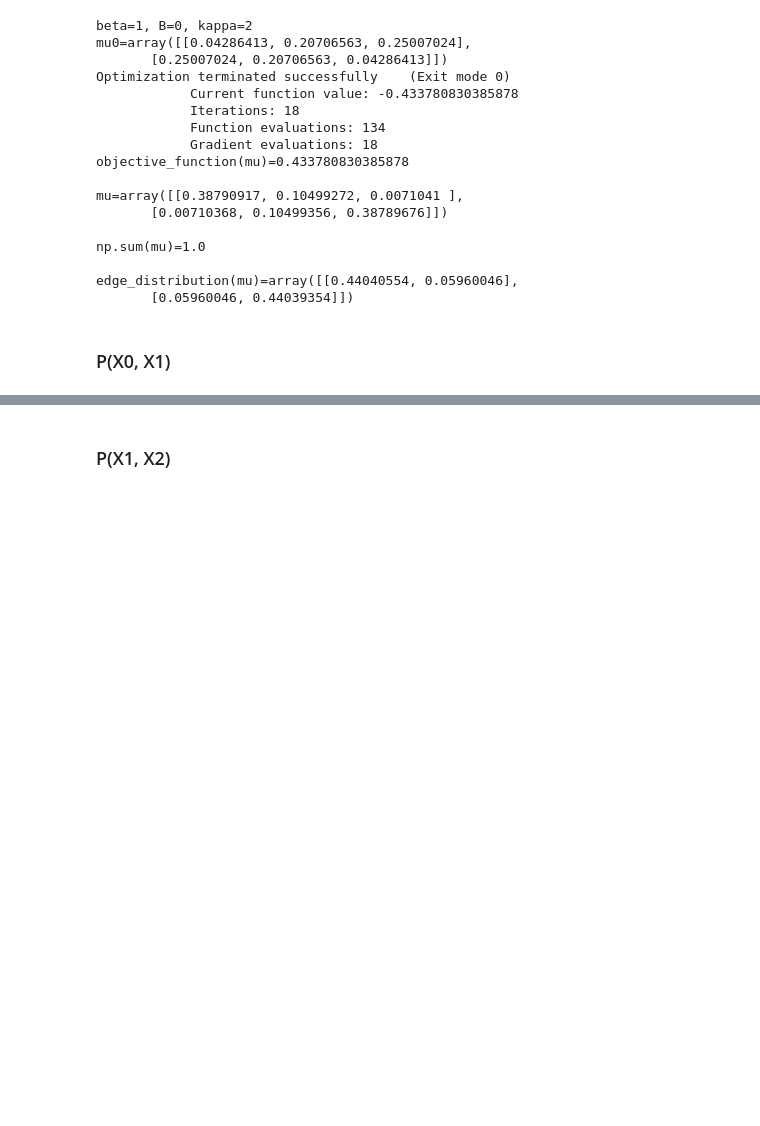
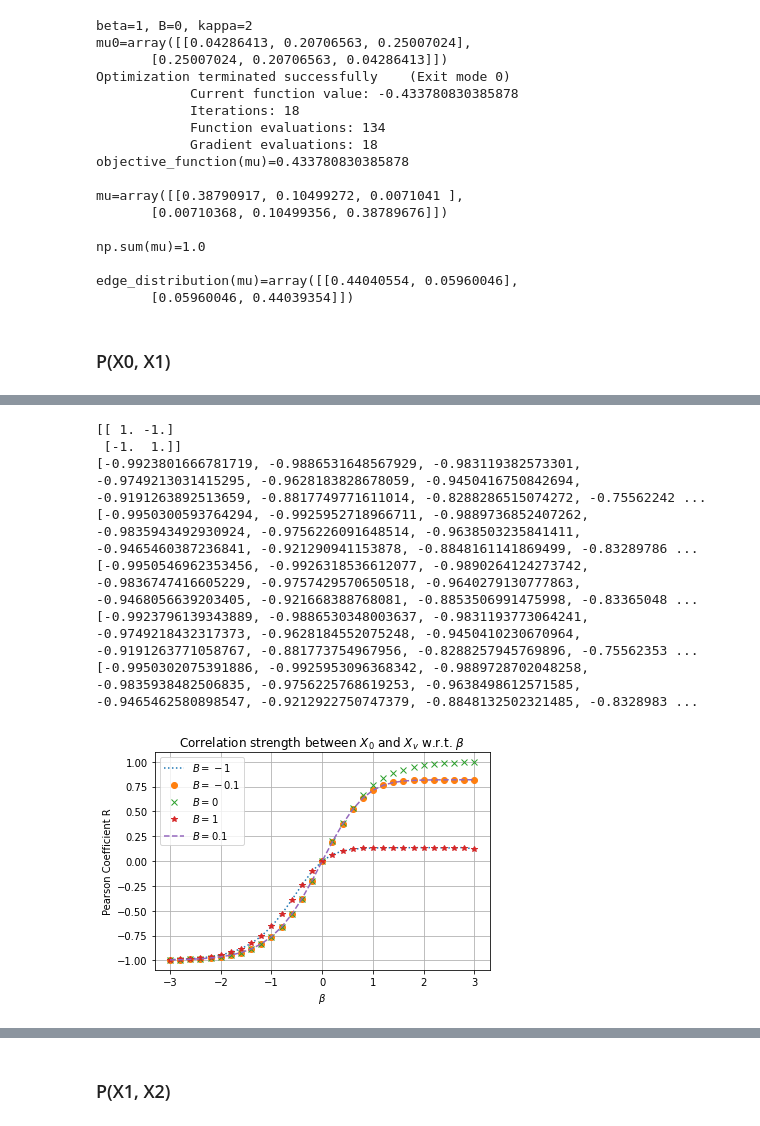
Before and after one commit to YizhongHu/statistical_mechanics_on_graphs, a Jupyter notebook: src/ising.ipynb, the cells around one changed output, grey strips where cells are left out. Cells and saved outputs as stored; diff of their text form; code cells hidden in the pictures; blank space fills up the shorter version.

```diff
--- a/src/ising.ipynb
+++ b/src/ising.ipynb
@@ -161,2 +161,45 @@ plt.savefig('../img/ising_x0_xv.png')
+# %%
+betas = np.linspace(-3, 3, 31)
+Bs = [-1, -0.1, 0, 1, .1]
+
+x_times_y = np.fromfunction(lambda x, y: (2*x-1) * (2*y-1), (2, 2))
+xs = np.fromfunction(lambda x, y: 2*x-1, (2, 2))
+ys = np.fromfunction(lambda x, y: 2*y-1, (2, 2))
+print(x_times_y)
+
+for B, m in zip(Bs, [':', 'o', 'x', '*', '--']):
+    pearson_coeff = []
+
+    for beta in betas:
+        mu = optimize(beta=beta, B=B, kappa=2, ftol=1e-10)
+        pi_mu = edge_distribution(mu)
+        p_x0 = np.sum(pi_mu, axis=1)
+        p_x1 = np.sum(pi_mu, axis=0)
+        indep_dist = np.outer(p_x0, p_x1)
+
+        cov = np.sum(pi_mu * x_times_y) - np.sum(pi_mu * xs) * np.sum(pi_mu * ys)
+        var0 = np.sum(p_x0 * np.array([-1, 1])**2) - np.sum(p_x0 * np.array([-1, 1]))**2
+        var1 = np.sum(p_x1 * np.array([-1, 1])**2) - np.sum(p_x1 * np.array([-1, 1]))**2
+        pearson_coeff.append(cov / np.sqrt(var0 * var1))
+
+    print(pearson_coeff)
+
+    plt.plot(betas, pearson_coeff, m, label=f'$B={B}$')
+
+plt.legend()
+plt.title('Correlation strength between $X_0$ and $X_v$ w.r.t. $\\beta$')
+plt.xlabel('$\\beta$')
+plt.ylabel('Pearson Coefficient R')
+plt.grid(True)
+plt.savefig('../img/ising_x0_xv_pearson.png')
+# %% [output]
+[[ 1. -1.]
+ [-1.  1.]]
+[-0.9923801666781719, -0.9886531648567929, -0.983119382573301, -0.9749213031415295, -0.9628183828678059, -0.9450416750842694, -0.9191263892513659, -0.8817749771611014, -0.8288286515074272, -0.75562242 ...
+[-0.9950300593764294, -0.9925952718966711, -0.9889736852407262, -0.9835943492930924, -0.9756226091648514, -0.9638503235841411, -0.9465460387236841, -0.921290941153878, -0.8848161141869499, -0.83289786 ...
+[-0.9950546962353456, -0.9926318536612077, -0.9890264124273742, -0.9836747416605229, -0.9757429570650518, -0.9640279130777863, -0.9468056639203405, -0.921668388768081, -0.8853506991475998, -0.83365048 ...
+[-0.9923796139343889, -0.9886530348003637, -0.9831193773064241, -0.9749218432317373, -0.9628184552075248, -0.9450410230670964, -0.9191263771058767, -0.881773754967956, -0.8288257945769896, -0.75562353 ...
+[-0.9950302075391886, -0.9925953096368342, -0.9889728702048258, -0.9835938482506835, -0.9756225768619253, -0.9638498612571585, -0.9465462580898547, -0.9212922750747379, -0.8848132502321485, -0.8328983 ...
+[figure, added]
 # %%
 Bs = np.linspace(-2, 2, 101)
```
Also changed, not shown: parts of 9 cells of this notebook, 10 other files.
